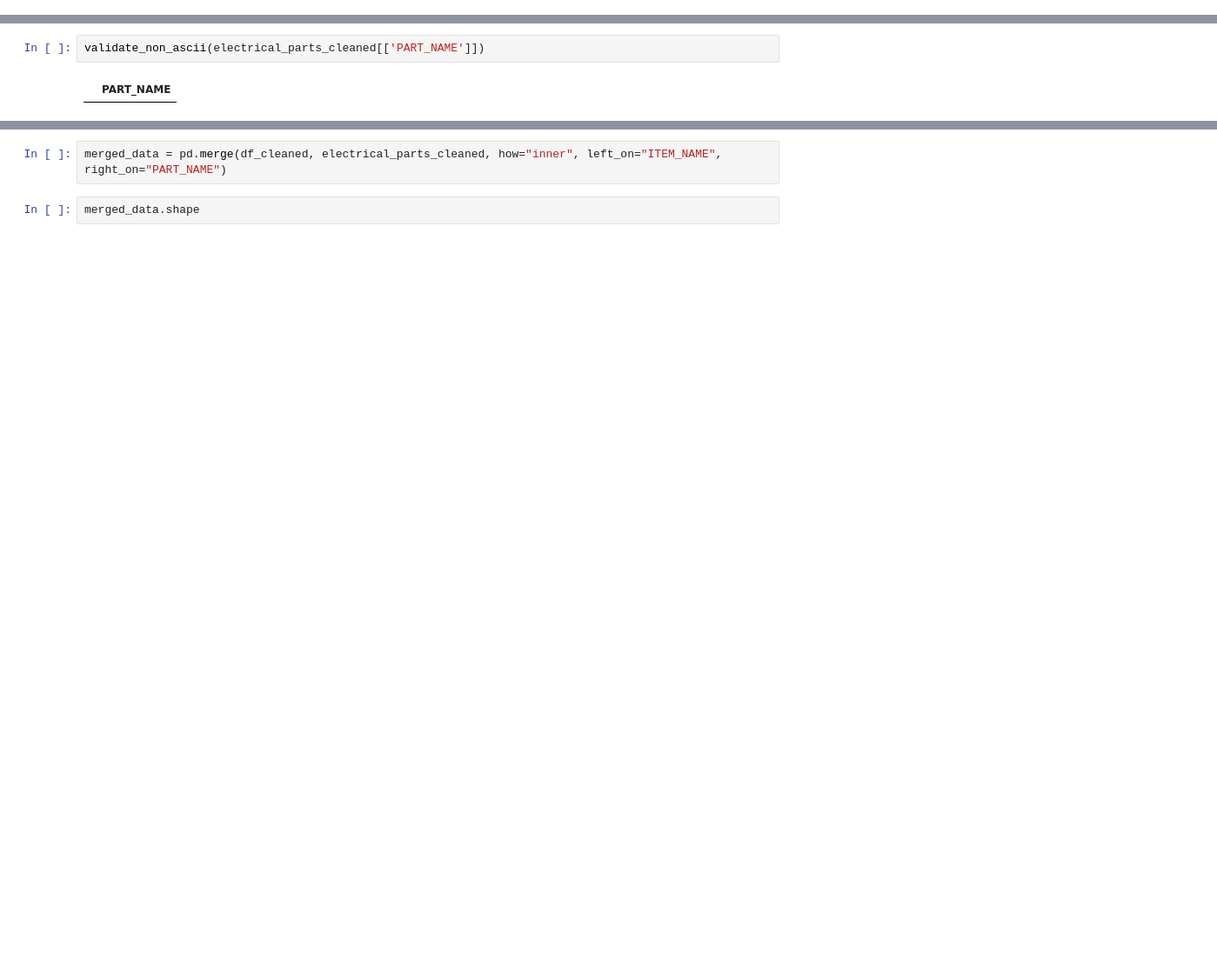
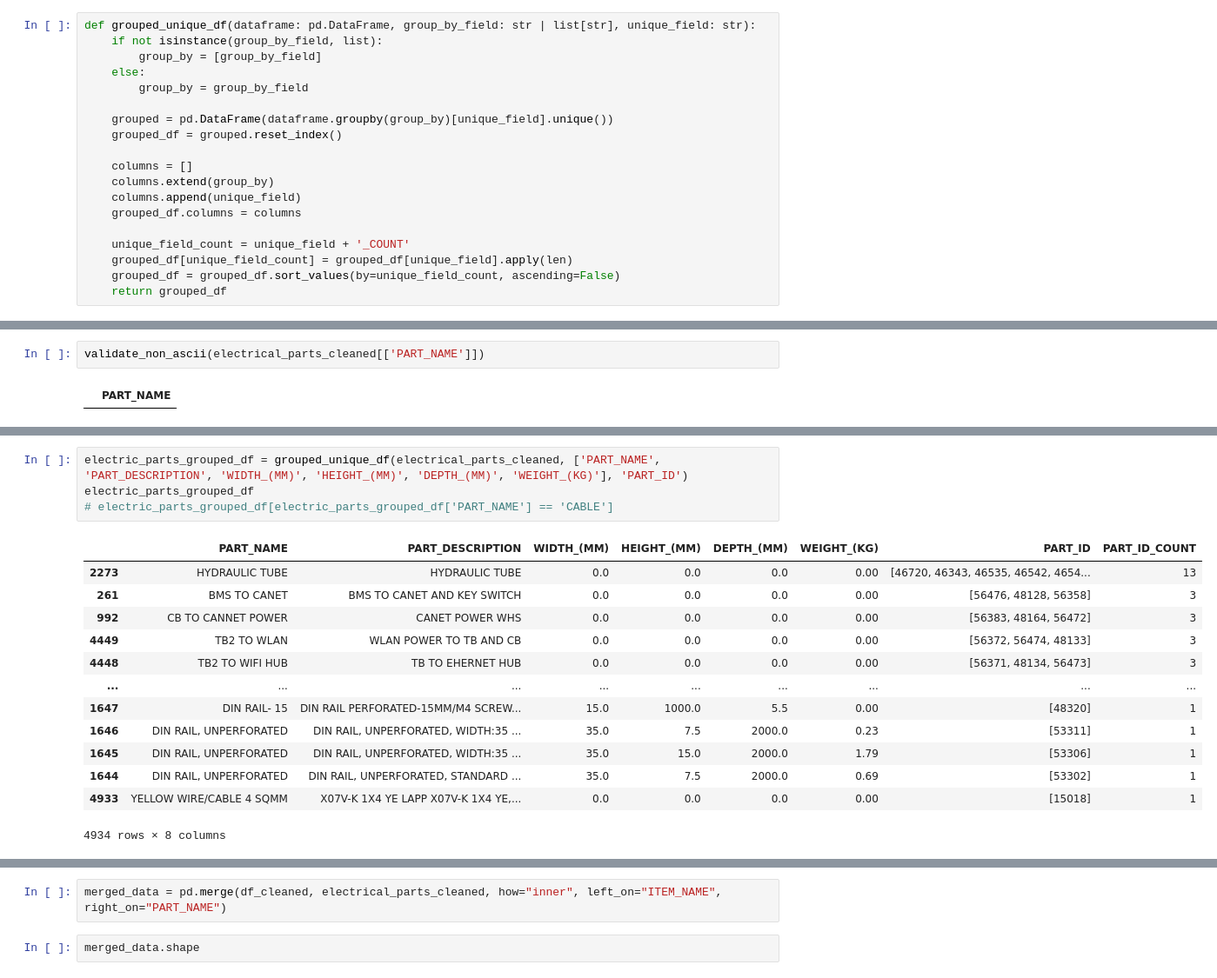
Before and after one commit to htibrewal/isy-5001-irs-project, a Jupyter notebook: non_ascii_cleaning.ipynb, the cells around one changed output, grey strips where cells are left out. Shown at 87% size. Drawn from its saved outputs; the diff is of its cells as text; blank space fills up the shorter version.

```diff
--- a/non_ascii_cleaning.ipynb
+++ b/non_ascii_cleaning.ipynb
@@ -28,3 +99,22 @@ def validate_non_ascii(df):
+# %%
+def grouped_unique_df(dataframe: pd.DataFrame, group_by_field: str | list[str], unique_field: str):
+    if not isinstance(group_by_field, list):
+        group_by = [group_by_field]
+    else:
+        group_by = group_by_field
+
+    grouped = pd.DataFrame(dataframe.groupby(group_by)[unique_field].unique())
+    grouped_df = grouped.reset_index()
+
+    columns = []
+    columns.extend(group_by)
+    columns.append(unique_field)
+    grouped_df.columns = columns
+
+    unique_field_count = unique_field + '_COUNT'
+    grouped_df[unique_field_count] = grouped_df[unique_field].apply(len)
+    grouped_df = grouped_df.sort_values(by=unique_field_count, ascending=False)
+    return grouped_df
 # %%
 df = pd.read_excel(os.path.join(os.getenv('PURCHASE_ORDER_FOLDER_PATH'), 'Data 1.xlsx'))
 df.columns = df.columns.str.replace(' ', '_').str.upper()
@@ -139,0 +343,18 @@ validate_non_ascii(electrical_parts_cleaned[['PART_NAME']])
+# %%
+electric_parts_grouped_df = grouped_unique_df(electrical_parts_cleaned, ['PART_NAME', 'PART_DESCRIPTION', 'WIDTH_(MM)', 'HEIGHT_(MM)', 'DEPTH_(MM)', 'WEIGHT_(KG)'], 'PART_ID')
+electric_parts_grouped_df
+# electric_parts_grouped_df[electric_parts_grouped_df['PART_NAME'] == 'CABLE']
+# %% [output]
+|  | PART_NAME | PART_DESCRIPTION | WIDTH_(MM) | HEIGHT_(MM) | DEPTH_(MM) | WEIGHT_(KG) | PART_ID | PART_ID_COUNT |
+| 2273 | HYDRAULIC TUBE | HYDRAULIC TUBE | 0.0 | 0.0 | 0.0 | 0.00 | [46720, 46343, 46535, 46542, 4654... | 13 |
+| 261 | BMS TO CANET | BMS TO CANET AND KEY SWITCH | 0.0 | 0.0 | 0.0 | 0.00 | [56476, 48128, 56358] | 3 |
+| 992 | CB TO CANNET POWER | CANET POWER WHS | 0.0 | 0.0 | 0.0 | 0.00 | [56383, 48164, 56472] | 3 |
+| 4449 | TB2 TO WLAN | WLAN POWER TO TB AND CB | 0.0 | 0.0 | 0.0 | 0.00 | [56372, 56474, 48133] | 3 |
+| 4448 | TB2 TO WIFI HUB | TB TO EHERNET HUB | 0.0 | 0.0 | 0.0 | 0.00 | [56371, 48134, 56473] | 3 |
+| ... | ... | ... | ... | ... | ... | ... | ... | ... |
+| 1647 | DIN RAIL- 15 | DIN RAIL PERFORATED-15MM/M4 SCREW... | 15.0 | 1000.0 | 5.5 | 0.00 | [48320] | 1 |
+| 1646 | DIN RAIL, UNPERFORATED | DIN RAIL, UNPERFORATED, WIDTH:35 ... | 35.0 | 7.5 | 2000.0 | 0.23 | [53311] | 1 |
+| 1645 | DIN RAIL, UNPERFORATED | DIN RAIL, UNPERFORATED, WIDTH:35 ... | 35.0 | 15.0 | 2000.0 | 1.79 | [53306] | 1 |
+| 1644 | DIN RAIL, UNPERFORATED | DIN RAIL, UNPERFORATED, STANDARD ... | 35.0 | 7.5 | 2000.0 | 0.69 | [53302] | 1 |
+| 4933 | YELLOW WIRE/CABLE 4 SQMM | X07V-K 1X4 YE LAPP X07V-K 1X4 YE,... | 0.0 | 0.0 | 0.0 | 0.00 | [15018] | 1 |
+4934 rows × 8 columns
```
Also changed, not shown: parts of 46 cells of this notebook, 1 other file.
